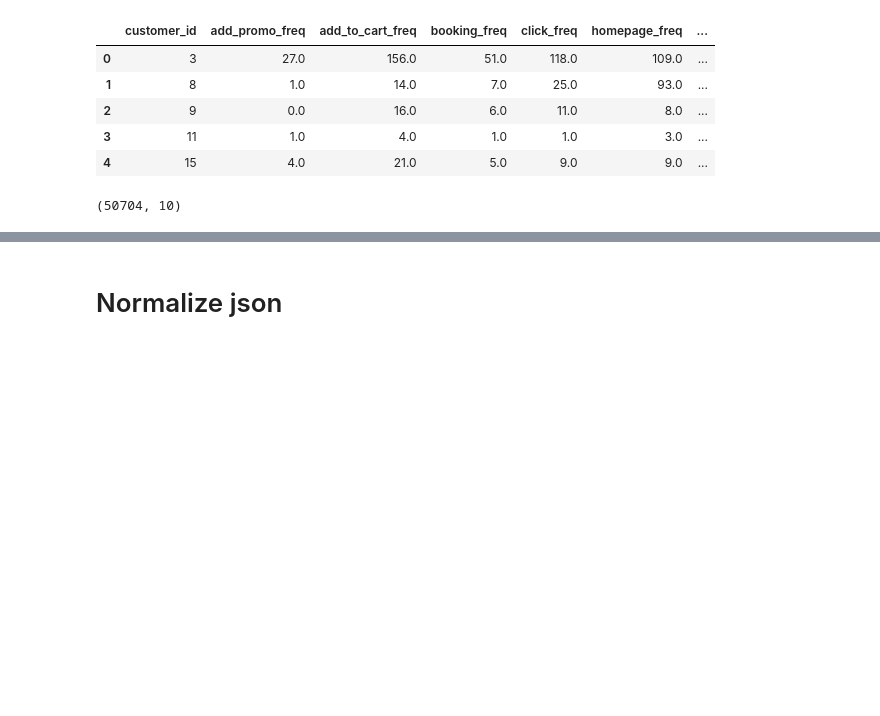
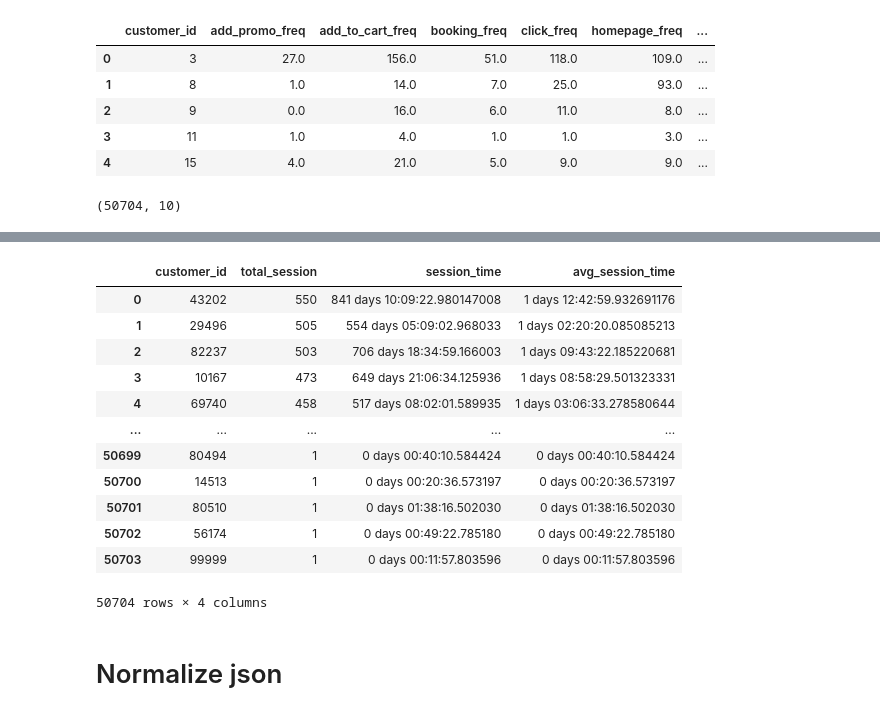
Before and after one commit to latifaahu/kaggle-fp, a Jupyter notebook: coba-week2.ipynb, the cells around one changed output, grey strips where cells are left out. Saved outputs shown, nothing was run; the diff lists cells and outputs as text; code cells hidden in the pictures; blank space fills up the shorter version.

Commit message:
add fitur session_freq and session_time

```diff
--- a/coba-week2.ipynb
+++ b/coba-week2.ipynb
@@ -325,0 +328,21 @@ total_event.shape
+# %%
+# buat tabel yang menginfokan waktu interaksi pertama tiap session
+first_interact = click.groupby(['session_id'])['event_time'].min()
+first_interact = pd.DataFrame(data = first_interact).reset_index()
+# first_interact['event_time'] = pd.to_datetime(first_interact['event_time']).dt.time
+
+first_interact['event_time'] = pd.to_datetime(first_interact['event_time'])
+first_interact = first_interact.rename(columns = {'event_time' : 'first_interact_time'})
+
+# buat tabel yang menginfokan waktu interaksi pertama tiap session
+last_interact = click.groupby(['session_id'])['event_time'].max()
+last_interact = pd.DataFrame(data = last_interact).reset_index()
+# last_interact['event_time'] = pd.to_datetime(last_interact['event_time']).dt.time
+last_interact['event_time'] = pd.to_datetime(last_interact['event_time'])
+last_interact = last_interact.rename(columns = {'event_time' : 'last_interact_time'})
+# %%
+# gabungkan tabel first_interact dan last_interact
+session_time = pd.merge(left = first_interact, right = last_interact, on = 'session_id')
+
+# buat kolom mengenai waktu yang dihabiskan tiap session
+session_time['session_time'] = session_time['last_interact_time'] - session_time['first_interact_time']
@@ -325,0 +358,4 @@ total_event.shape
+# %%
+cust_session_time = trans.merge(session_time, on='session_id', how='inner')
+cust_session_time = cust_session_time.groupby('customer_id')['session_time'].sum().reset_index()
+cust_session_time = cust_session_time.sort_values('session_time', ascending=False)
@@ -325,0 +371,5 @@ total_event.shape
+# %%
+cust_session_freq = trans.merge(session_time, on='session_id', how='inner')
+cust_session_freq = cust_session_freq.groupby('customer_id')['session_id'].count().reset_index()
+cust_session_freq = cust_session_freq.rename(columns = {'session_id' : 'total_session'})
+cust_session_freq = cust_session_freq.sort_values('total_session', ascending=False)
@@ -326,3 +385,21 @@ total_event.shape
+# %%
+cust_sess_total = cust_session_freq.merge(cust_session_time, on='customer_id')
+cust_sess_total['avg_session_time'] = cust_sess_total['session_time'] / cust_sess_total['total_session']
+cust_sess_total
+# %% [output]
+|  | customer_id | total_session | session_time | avg_session_time |
+| 0 | 43202 | 550 | 841 days 10:09:22.980147008 | 1 days 12:42:59.932691176 |
+| 1 | 29496 | 505 | 554 days 05:09:02.968033 | 1 days 02:20:20.085085213 |
+| 2 | 82237 | 503 | 706 days 18:34:59.166003 | 1 days 09:43:22.185220681 |
+| 3 | 10167 | 473 | 649 days 21:06:34.125936 | 1 days 08:58:29.501323331 |
+| 4 | 69740 | 458 | 517 days 08:02:01.589935 | 1 days 03:06:33.278580644 |
+| ... | ... | ... | ... | ... |
+| 50699 | 80494 | 1 | 0 days 00:40:10.584424 | 0 days 00:40:10.584424 |
+| 50700 | 14513 | 1 | 0 days 00:20:36.573197 | 0 days 00:20:36.573197 |
+| 50701 | 80510 | 1 | 0 days 01:38:16.502030 | 0 days 01:38:16.502030 |
+| 50702 | 56174 | 1 | 0 days 00:49:22.785180 | 0 days 00:49:22.785180 |
+| 50703 | 99999 | 1 | 0 days 00:11:57.803596 | 0 days 00:11:57.803596 |
+50704 rows × 4 columns
 # %% [markdown]
 # Normalize json
 # %%
```
Also changed, not shown: parts of 8 cells of this notebook.
